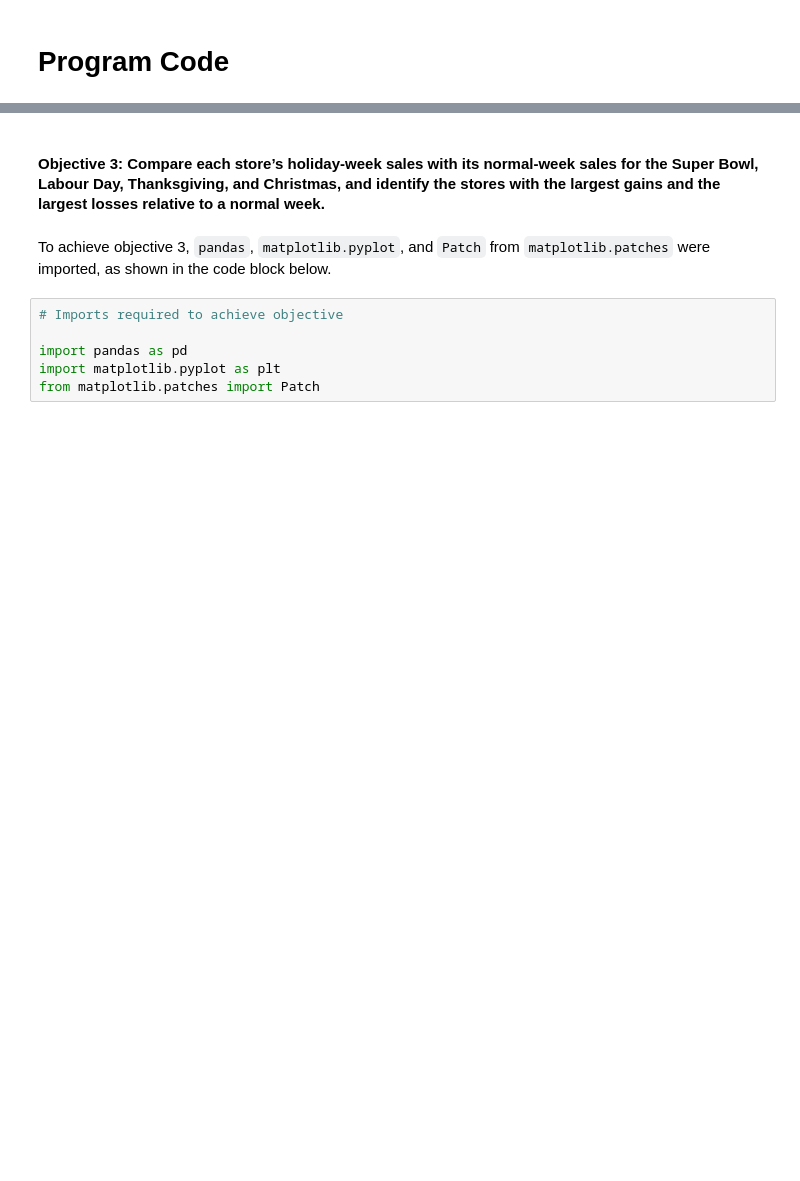
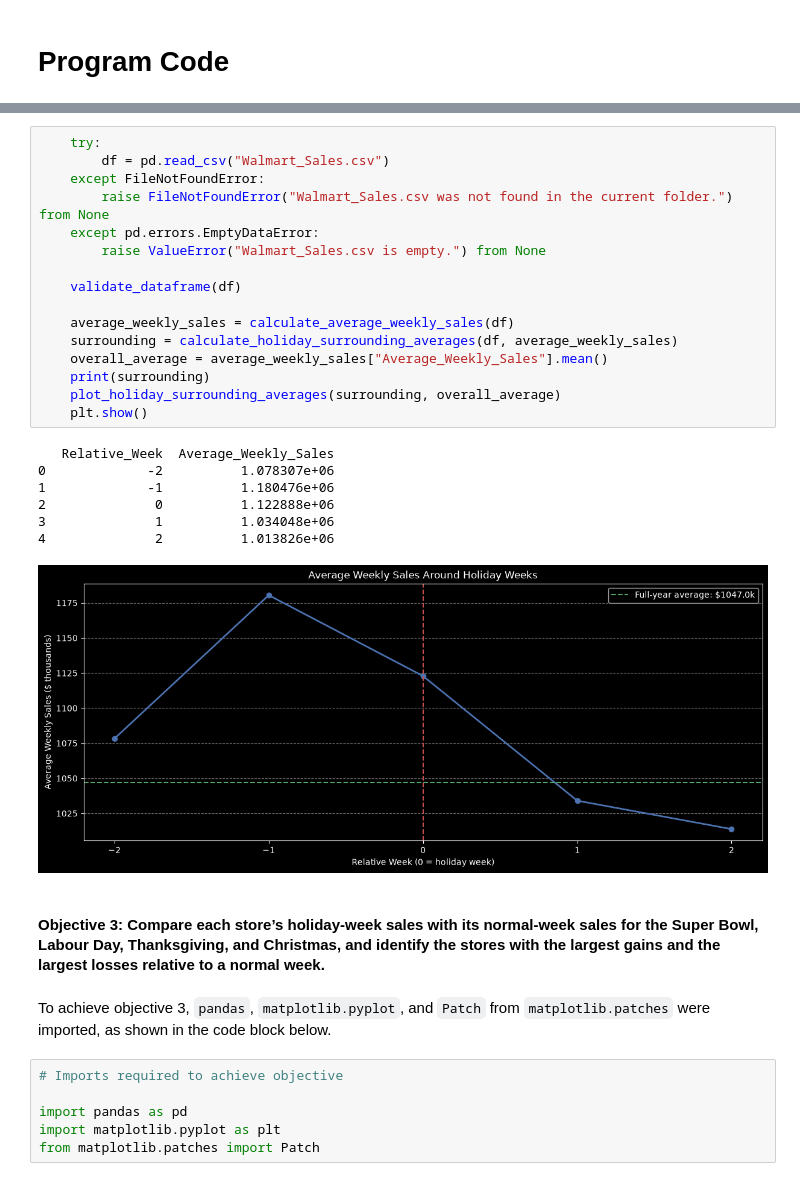
Before and after one commit to Sreehari05055/group_project, a Jupyter notebook: group_project.ipynb, the cells around one changed output, grey strips where cells are left out. Cells and saved outputs as stored; diff of their text form; blank space fills up the shorter version.

```diff
--- a/group_project.ipynb
+++ b/group_project.ipynb
@@ -83,3 +212,27 @@ The project follows a modular data processing pipeline in Python. The dataset (`
+# %%
+    try:
+        df = pd.read_csv("Walmart_Sales.csv")
+    except FileNotFoundError:
+        raise FileNotFoundError("Walmart_Sales.csv was not found in the current folder.") from None
+    except pd.errors.EmptyDataError:
+        raise ValueError("Walmart_Sales.csv is empty.") from None
+
+    validate_dataframe(df)
+
+    average_weekly_sales = calculate_average_weekly_sales(df)
+    surrounding = calculate_holiday_surrounding_averages(df, average_weekly_sales)
+    overall_average = average_weekly_sales["Average_Weekly_Sales"].mean()
+    print(surrounding)
+    plot_holiday_surrounding_averages(surrounding, overall_average)
+    plt.show()
+# %% [output]
+   Relative_Week  Average_Weekly_Sales
+0             -2          1.078307e+06
+1             -1          1.180476e+06
+2              0          1.122888e+06
+3              1          1.034048e+06
+4              2          1.013826e+06
+[figure, added]
 # %% [markdown]
 #### Objective 3: Compare each store’s holiday-week sales with its normal-week sales for the Super Bowl, Labour Day, Thanksgiving, and Christmas, and identify the stores with the largest gains and the largest losses relative to a normal week.
 # %% [markdown]
```
Also changed, not shown: parts of 15 cells of this notebook, 1 other file.
